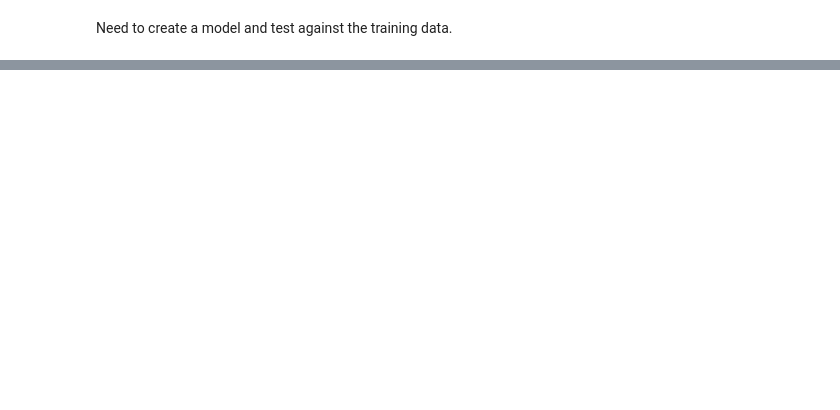
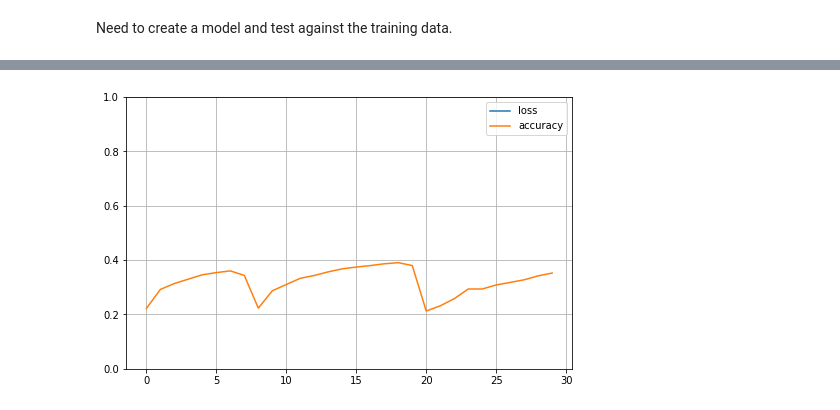
Before and after one commit to youngelf/MachineLearning, a Jupyter notebook: Hands-On2/Chapter 11.ipynb, the cells around one changed output, grey strips where cells are left out. Drawn from its saved outputs; the diff is of its cells as text; code cells hidden in the pictures; blank space fills up the shorter version.

```diff
--- a/Hands-On2/Chapter 11.ipynb
+++ b/Hands-On2/Chapter 11.ipynb
@@ -156,11 +177,13 @@ def create_keras_classifier_model(n_classes=100):
     # Now add the output layer: 10 classes in CIFAR10, so 10 outputs.
     model.add(keras.layers.Dense(10, activation="softmax"))
 
-    print(model.summary())
+    # print(model.summary())
     # Compile model
+    nadam = keras.optimizers.Nadam(learning_rate=0.001, beta_1=0.9, beta_2=0.999, epsilon=1e-07)
+
     model.compile(
         loss="sparse_categorical_crossentropy",
-        optimizer="nadam",
+        optimizer=nadam,
         metrics=["accuracy"]
     )
     return model
@@ -173,4 +196,5 @@ estimator = keras.wrappers.scikit_learn.KerasClassifier(
 viki_stack_trace = ''
 
 mm = create_keras_classifier_model(100)
+print ("Model built: ", mm)
 # %% [output]
@@ -194,2 +202,4 @@ None
 # %% [markdown]
 Need to create a model and test against the training data.
+# %%
+history = mm.fit(trainX, trainy, epochs=30, verbose=0)
@@ -195,0 +224,9 @@ Need to create a model and test against the training data.
+# %%
+import pandas as pd
+
+pd.DataFrame(history.history).plot(figsize=(8,5))
+plt.grid(True)
+plt.gca().set_ylim(0,1) # Y axis set to [0,1]
+plt.show()
+# %% [output]
+[figure, added]
```
Also changed, not shown: parts of 26 cells of this notebook, 1 other file.
